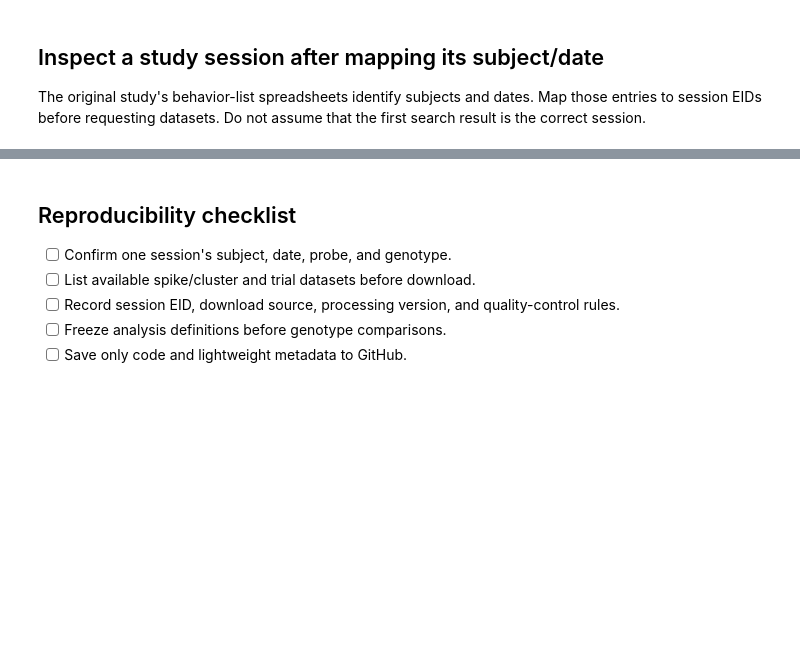
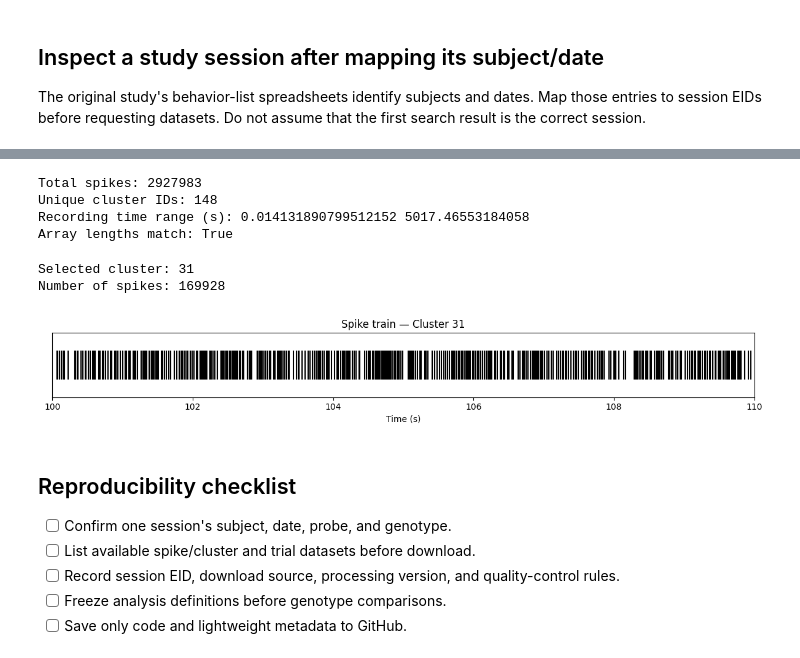
Before and after one commit to Noel-Betelgeuse/autism-neuropixels-reanalysis, a Jupyter notebook: 00_environment_and_data_access.ipynb, the cells around one changed output, grey strips where cells are left out. Saved outputs shown, nothing was run; the diff lists cells and outputs as text; code cells hidden in the pictures; blank space fills up the shorter version.

```diff
--- a/00_environment_and_data_access.ipynb
+++ b/00_environment_and_data_access.ipynb
@@ -50,3 +162,77 @@ else:
+# %%
+# Load spike times and cluster assignments.
+eid = "cccee322-3163-44bb-9b4b-22083e96e09f"
+
+spike_times = one.load_dataset(
+    eid,
+    "spikes.times.npy",
+    collection="alf/probe00"
+)
+
+spike_clusters = one.load_dataset(
+    eid,
+    "spikes.clusters.npy",
+    collection="alf/probe00"
+)
+
+# Basic dataset inspection.
+print("Total spikes:", len(spike_times))
+print("Unique cluster IDs:", len(np.unique(spike_clusters)))
+print("Recording time range (s):", spike_times.min(), spike_times.max())
+print("Array lengths match:", len(spike_times) == len(spike_clusters))
+# %% [output]
+Total spikes: 2927983
+Unique cluster IDs: 148
+Recording time range (s): 0.014131890799512152 5017.46553184058
+Array lengths match: True
+# %%
+
+import numpy as np
+import matplotlib.pyplot as plt
+
+# Select one cluster for an initial visualization.
+cluster_ids, spike_counts = np.unique(
+    spike_clusters,
+    return_counts=True
+)
+
+cluster_id = cluster_ids[np.argmax(spike_counts)]
+
+# Extract spike times belonging to the selected cluster.
+neuron_spikes = spike_times[spike_clusters == cluster_id]
+
+print("Selected cluster:", cluster_id)
+print("Number of spikes:", len(neuron_spikes))
+
+# Visualize a 10-second segment of the spike train.
+start_time = 100
+end_time = 110
+
+segment = neuron_spikes[
+    (neuron_spikes >= start_time) &
+    (neuron_spikes < end_time)
+]
+
+fig, ax = plt.subplots(figsize=(12, 2))
+
+ax.eventplot(
+    segment,
+    orientation="horizontal",
+    colors="black",
+    lineoffsets=1,
+    linelengths=0.7
+)
+
+ax.set_xlim(start_time, end_time)
+ax.set_yticks([])
+ax.set_xlabel("Time (s)")
+ax.set_title(f"Spike train — Cluster {cluster_id}")
+plt.tight_layout()
+plt.show()
+# %% [output]
+Selected cluster: 31
+Number of spikes: 169928
+[figure, added]
 # %% [markdown]
 ## Reproducibility checklist
 
```
Also changed, not shown: parts of 9 cells of this notebook.
